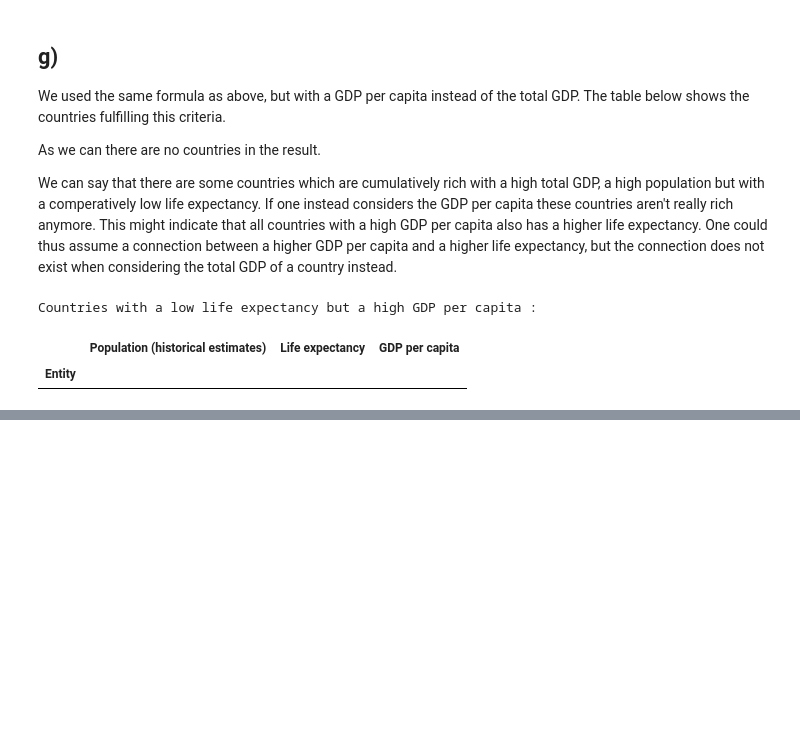
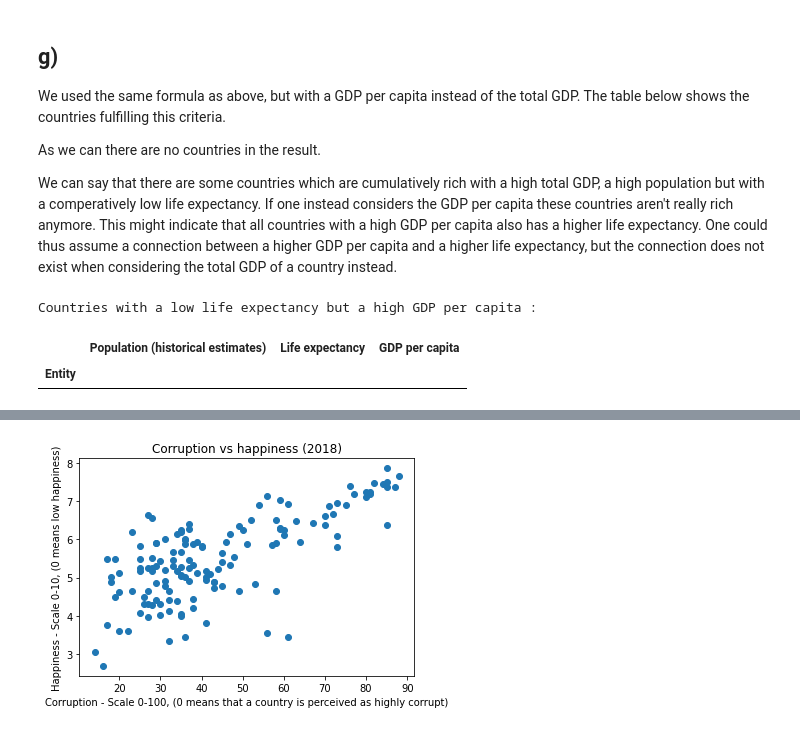
Before and after one commit to RomainTHD-UniStuff/DAT405_Introduction_to_Data_Science_and_AI, a Jupyter notebook: Assignment_1/Assignment_1.ipynb, the cells around one changed output, grey strips where cells are left out. Cells and saved outputs as stored; diff of their text form; code cells hidden in the pictures; blank space fills up the shorter version.

```diff
--- a/Assignment_1/Assignment_1.ipynb
+++ b/Assignment_1/Assignment_1.ipynb
@@ -167,0 +176,31 @@ Countries with a low life expectancy but a high GDP per capita :
+# %%
+lifeGDPTable = table
+
+corruptionCol = "Corruption Perception Index - Transparency International (2018)"
+corruptionTable = pd.read_csv("./corruption.csv")[[entityCol, yearCol, corruptionCol]]
+
+happinessCol = "Life satisfaction in Cantril Ladder (World Happiness Report 2021)"
+happinessTable = pd.read_csv("./happiness.csv")[[entityCol, yearCol, happinessCol]]
+
+# Only select rows for the year 2018
+corruptionTable = corruptionTable[ corruptionTable[yearCol] == 2018 ].dropna()
+happinessTable = happinessTable[ happinessTable[yearCol] == 2018 ].dropna()
+
+del corruptionTable[yearCol]
+del happinessTable[yearCol]
+happinessTable = happinessTable.set_index(entityCol)
+corruptionTable = corruptionTable.set_index(entityCol)
+
+# Create merged tables. We create multiple tables to avoid discarding data entries in cases where it's unnecessary
+corruptionHappinessTable = pd.merge(corruptionTable, happinessTable, on=entityCol)
+# corruptionLifeTable = pd.merge(corruptionTable, lifeGDPTable, on=entityCol)
+happinessLifeTable = pd.merge(happinessTable, lifeGDPTable, on=entityCol)
+corruptionGDPTable = pd.merge(corruptionTable, lifeGDPTable, on=entityCol)
+# %%
+plt.title("Corruption vs happiness (2018)")
+plt.xlabel("Corruption - Scale 0-100, (0 means that a country is perceived as highly corrupt)")
+plt.ylabel("Happiness - Scale 0-10, (0 means low happiness)")
+plt.scatter(corruptionHappinessTable[corruptionCol], corruptionHappinessTable[happinessCol])
+plt.show()
+# %% [output]
+[figure, added]
```
Also changed, not shown: parts of 9 cells of this notebook.
